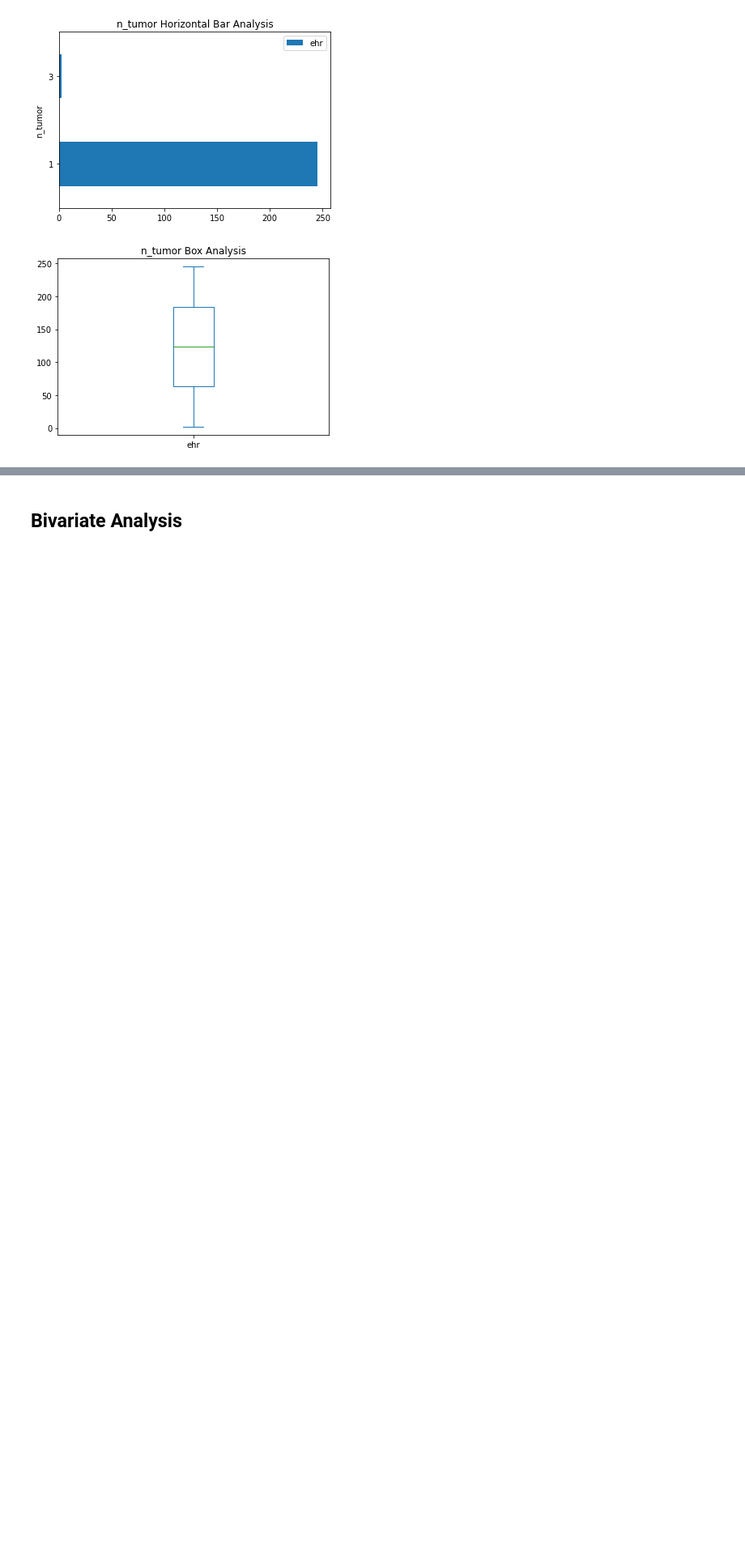
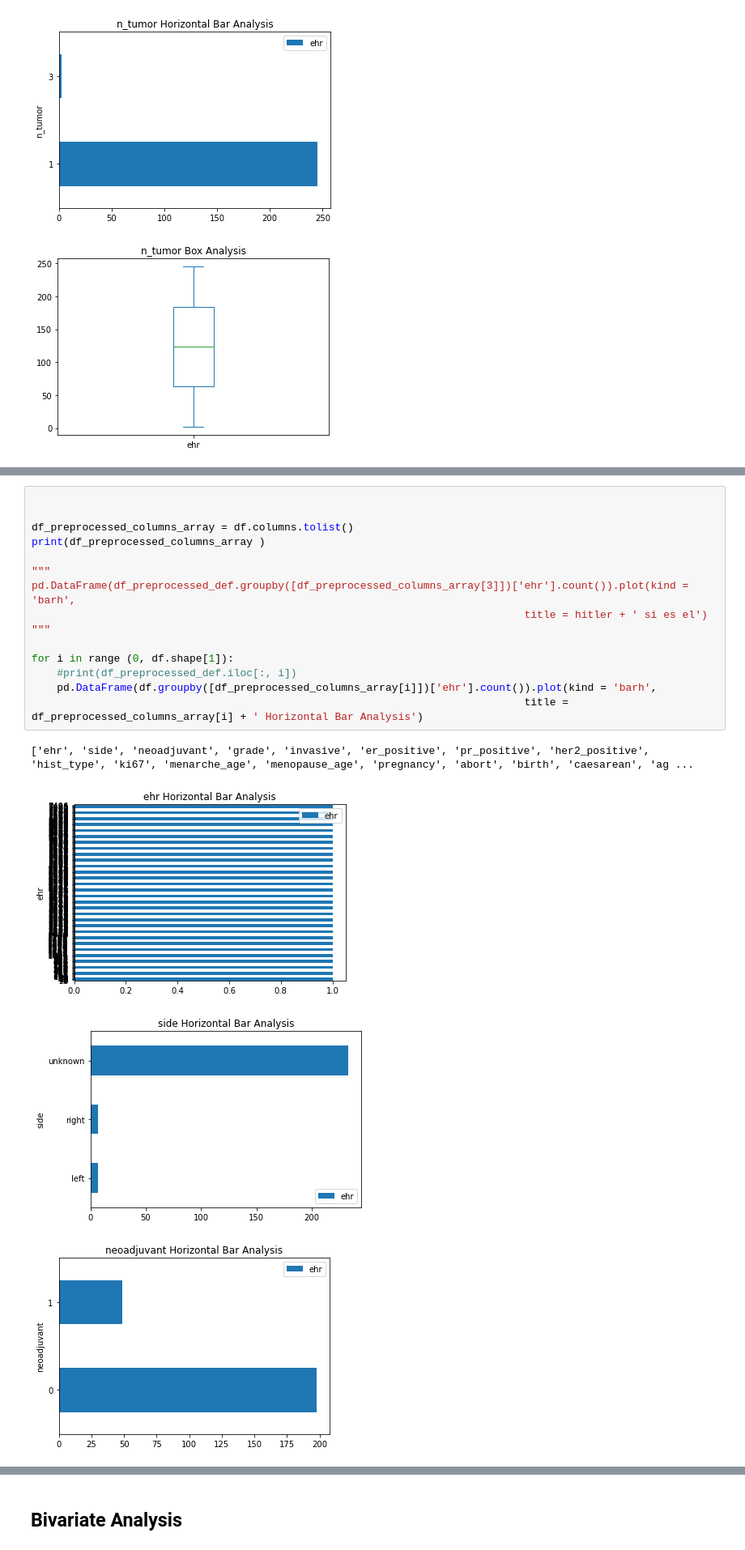
Before and after one commit to GNajeral/Data-Process, a Jupyter notebook: Second_Assignment/DataAnalysis.ipynb, the cells around one changed output, grey strips where cells are left out. Shown: that part at 81% size. Drawn from its saved outputs; the diff is of its cells as text; blank space fills up the shorter version.

Commit message:
univariate analysis loops done

```diff
--- a/Second_Assignment/DataAnalysis.ipynb
+++ b/Second_Assignment/DataAnalysis.ipynb
@@ -215,0 +220,20 @@ Name: ehr, dtype: int64
+# %%
+
+
+df_preprocessed_columns_array = df.columns.tolist()
+print(df_preprocessed_columns_array )
+
+"""
+pd.DataFrame(df_preprocessed_def.groupby([df_preprocessed_columns_array[3]])['ehr'].count()).plot(kind = 'barh',
+                                                                              title = hitler + ' si es el')
+"""
+
+for i in range (0, df.shape[1]):
+    #print(df_preprocessed_def.iloc[:, i])
+    pd.DataFrame(df.groupby([df_preprocessed_columns_array[i]])['ehr'].count()).plot(kind = 'barh',
+                                                                              title = df_preprocessed_columns_array[i] + ' Horizontal Bar Analysis')
+# %% [output]
+['ehr', 'side', 'neoadjuvant', 'grade', 'invasive', 'er_positive', 'pr_positive', 'her2_positive', 'hist_type', 'ki67', 'menarche_age', 'menopause_age', 'pregnancy', 'abort', 'birth', 'caesarean', 'ag ...
+[figure, added]
+[figure, added]
+[figure, added]
```
Also changed, not shown: parts of 7 cells of this notebook.
